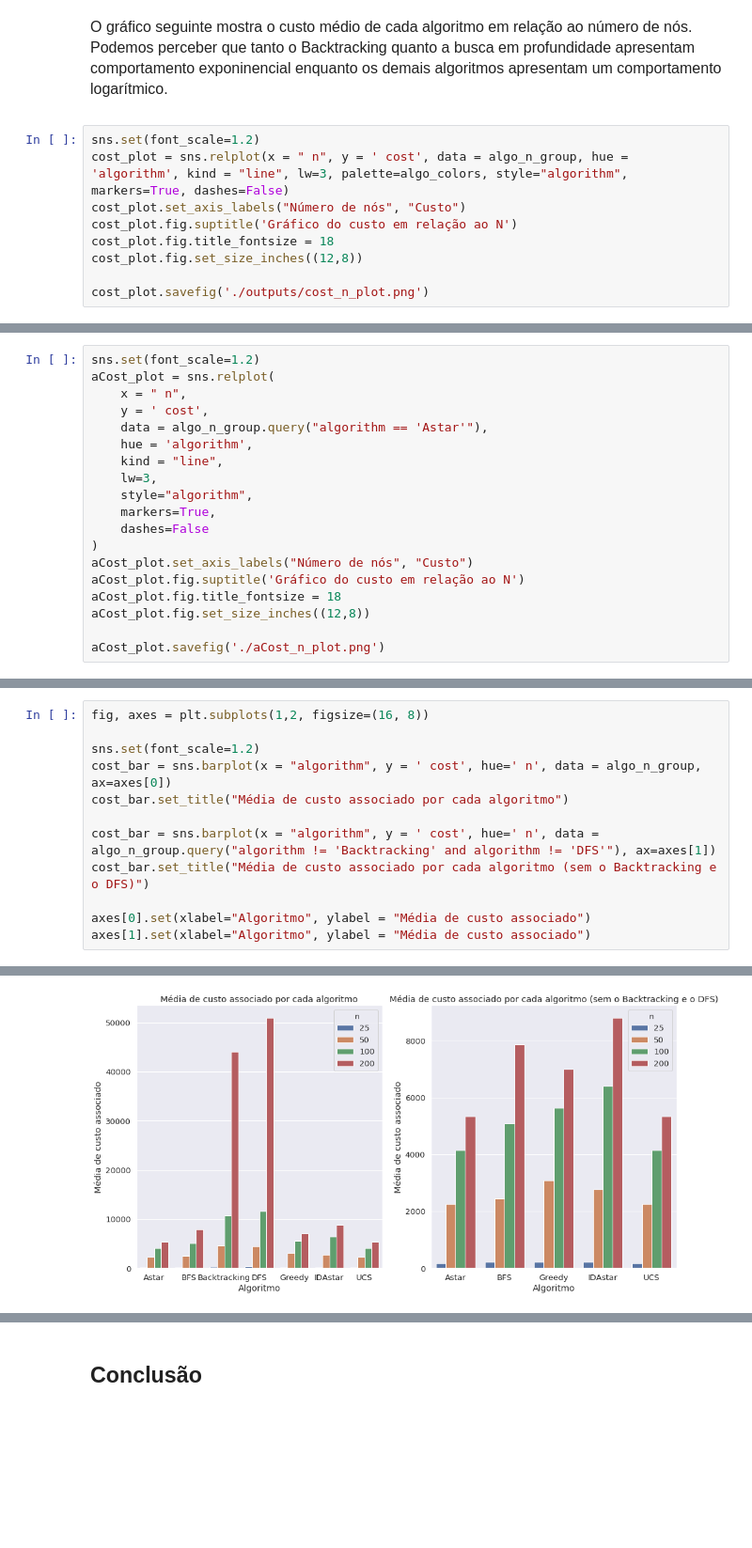
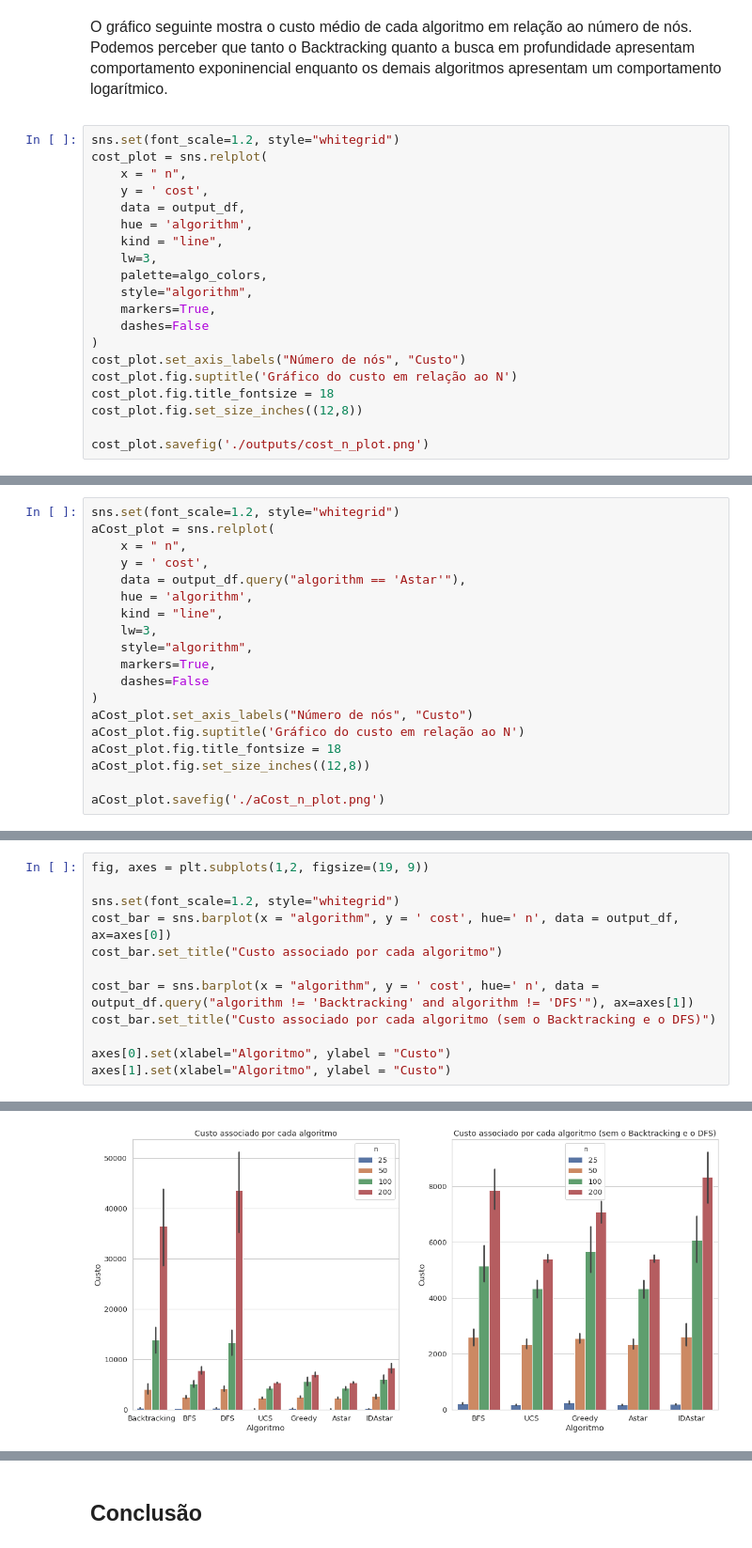
Before and after one commit to magalhaesdavi/pathfinding-algorithms, a Jupyter notebook: notebooks/Relatorio_IA.ipynb, the cells around one changed output, grey strips where cells are left out. Shown: that part at 94% size. Cells and saved outputs as stored; diff of their text form; blank space fills up the shorter version.

```diff
--- a/notebooks/Relatorio_IA.ipynb
+++ b/notebooks/Relatorio_IA.ipynb
@@ -195,8 +220,19 @@ fig.savefig('./outputs/time_n_plot.png')
     </p>
 </font>
 # %%
-sns.set(font_scale=1.2)
-cost_plot = sns.relplot(x = " n", y = ' cost', data = algo_n_group, hue = 'algorithm', kind = "line", lw=3, palette=algo_colors, style="algorithm", markers=True, dashes=False)
+sns.set(font_scale=1.2, style="whitegrid")
+cost_plot = sns.relplot(
+    x = " n",
+    y = ' cost',
+    data = output_df,
+    hue = 'algorithm',
+    kind = "line",
+    lw=3,
+    palette=algo_colors,
+    style="algorithm",
+    markers=True,
+    dashes=False
+)
 cost_plot.set_axis_labels("Número de nós", "Custo")
 cost_plot.fig.suptitle('Gráfico do custo em relação ao N')
 cost_plot.fig.title_fontsize = 18
@@ -212,11 +248,11 @@ cost_plot.savefig('./outputs/cost_n_plot.png')
     </p>
 </font>
 # %%
-sns.set(font_scale=1.2)
+sns.set(font_scale=1.2, style="whitegrid")
 aCost_plot = sns.relplot(
     x = " n",
     y = ' cost',
-    data = algo_n_group.query("algorithm == 'Astar'"),
+    data = output_df.query("algorithm == 'Astar'"),
     hue = 'algorithm',
     kind = "line",
     lw=3,
@@ -235,13 +277,13 @@ aCost_plot.savefig('./aCost_n_plot.png')
 # %%
-fig, axes = plt.subplots(1,2, figsize=(16, 8))
+fig, axes = plt.subplots(1,2, figsize=(19, 9))
 
-sns.set(font_scale=1.2)
-cost_bar = sns.barplot(x = "algorithm", y = ' cost', hue=' n', data = algo_n_group, ax=axes[0])
-cost_bar.set_title("Média de custo associado por cada algoritmo")
+sns.set(font_scale=1.2, style="whitegrid")
+cost_bar = sns.barplot(x = "algorithm", y = ' cost', hue=' n', data = output_df, ax=axes[0])
+cost_bar.set_title("Custo associado por cada algoritmo")
 
-cost_bar = sns.barplot(x = "algorithm", y = ' cost', hue=' n', data = algo_n_group.query("algorithm != 'Backtracking' and algorithm != 'DFS'"), ax=axes[1])
-cost_bar.set_title("Média de custo associado por cada algoritmo (sem o Backtracking e o DFS)")
+cost_bar = sns.barplot(x = "algorithm", y = ' cost', hue=' n', data = output_df.query("algorithm != 'Backtracking' and algorithm != 'DFS'"), ax=axes[1])
+cost_bar.set_title("Custo associado por cada algoritmo (sem o Backtracking e o DFS)")
 
-axes[0].set(xlabel="Algoritmo", ylabel = "Média de custo associado")
-axes[1].set(xlabel="Algoritmo", ylabel = "Média de custo associado")
+axes[0].set(xlabel="Algoritmo", ylabel = "Custo")
+axes[1].set(xlabel="Algoritmo", ylabel = "Custo")
 # %% [output]
@@ -249 +291 @@ axes[1].set(xlabel="Algoritmo", ylabel = "Média de custo associado")
-[figure, old version]
+[figure, new version]
```
Also changed, not shown: parts of 27 cells of this notebook, 1 other file.
